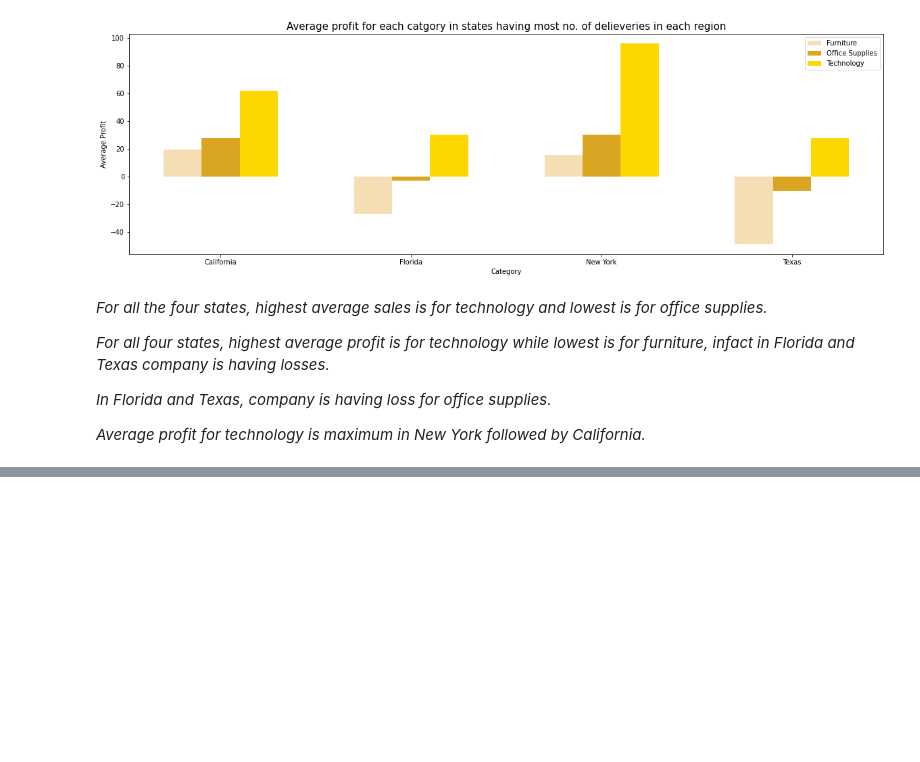
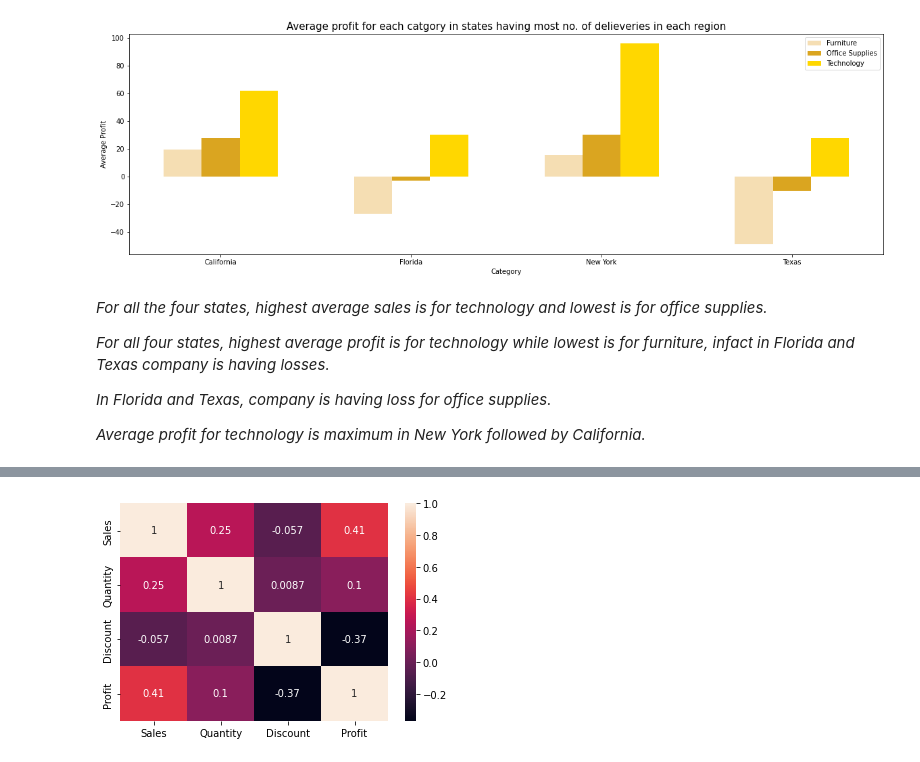
Before and after one commit to kiran9615/EDA_on_Sample_Superstore, a Jupyter notebook: task_3_EDA_on_Sample_Superstore.ipynb, the cells around one changed output, grey strips where cells are left out. Saved outputs shown, nothing was run; the diff lists cells and outputs as text; code cells hidden in the pictures; blank space fills up the shorter version.

Commit message:
Analysed about discount and profit and came up with some conclusions by exploring the data

```diff
--- a/task_3_EDA_on_Sample_Superstore.ipynb
+++ b/task_3_EDA_on_Sample_Superstore.ipynb
@@ -697,0 +716,8 @@ plt.show()
+# %%
+#----------------------Block 36----------------------------------
+
+plt.rcParams['figure.figsize']=(6,4)
+sns.heatmap(updated_superstore_df[['Sales','Quantity','Discount','Profit']].corr(),annot=True) #heatmap
+plt.show()
+# %% [output]
+[figure, added]
```
Also changed, not shown: parts of 17 cells of this notebook.
